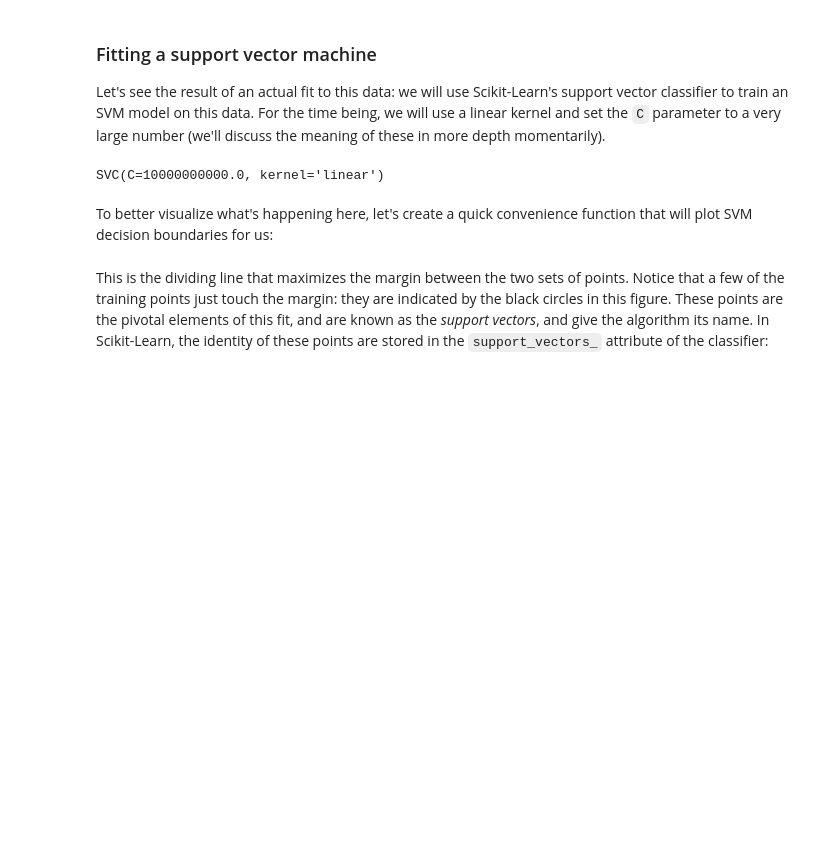
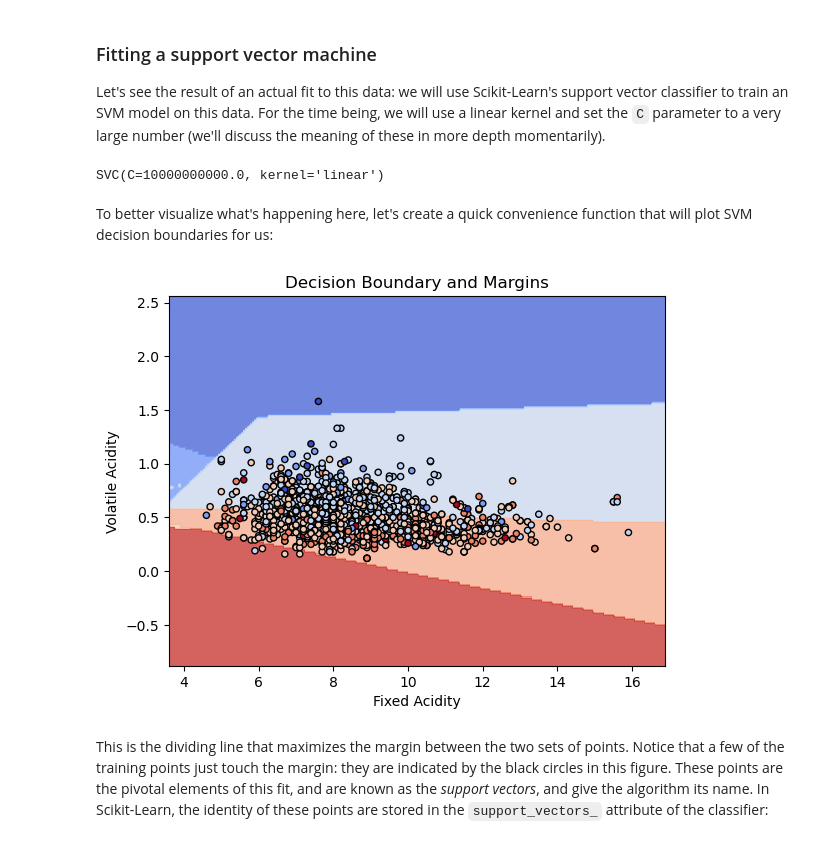
Before and after one commit to SamCull/DataScience, a Jupyter notebook: Notebooks/Support-Vector-Machines.ipynb, the cells around one changed output. Cells and saved outputs as stored; diff of their text form; code cells hidden in the pictures; blank space fills up the shorter version.

```diff
--- a/Notebooks/Support-Vector-Machines.ipynb
+++ b/Notebooks/Support-Vector-Machines.ipynb
@@ -208,3 +199,31 @@ plot_svc_decision_function(model)
+# %%
+X = wine_data[['fixed acidity', 'volatile acidity']].values
+y = wine_data['quality'].values
+
+# Train the SVC model
+model = SVC(kernel='linear', C=1E10)
+model.fit(X, y)
+
+# Define a function to plot decision boundary and margins
+def plot_decision_boundary(X, y, model):
+    h = .02  # step size in the mesh
+    x_min, x_max = X[:, 0].min() - 1, X[:, 0].max() + 1
+    y_min, y_max = X[:, 1].min() - 1, X[:, 1].max() + 1
+    xx, yy = np.meshgrid(np.arange(x_min, x_max, h),
+                         np.arange(y_min, y_max, h))
+    Z = model.predict(np.c_[xx.ravel(), yy.ravel()])
+    Z = Z.reshape(xx.shape)
+    plt.contourf(xx, yy, Z, cmap=plt.cm.coolwarm, alpha=0.8)
+    plt.scatter(X[:, 0], X[:, 1], c=y, cmap=plt.cm.coolwarm, s=20, edgecolors='k')
+    plt.xlabel('Fixed Acidity')
+    plt.ylabel('Volatile Acidity')
+    plt.title('Decision Boundary and Margins')
+    plt.show()
+
+# Plot decision boundary and margins
+plot_decision_boundary(X, y, model)
+# %% [output]
+[figure, added]
 # %% [markdown]
 This is the dividing line that maximizes the margin between the two sets of points.
 Notice that a few of the training points just touch the margin: they are indicated by the black circles in this figure.
```
Also changed, not shown: parts of 39 cells of this notebook.
